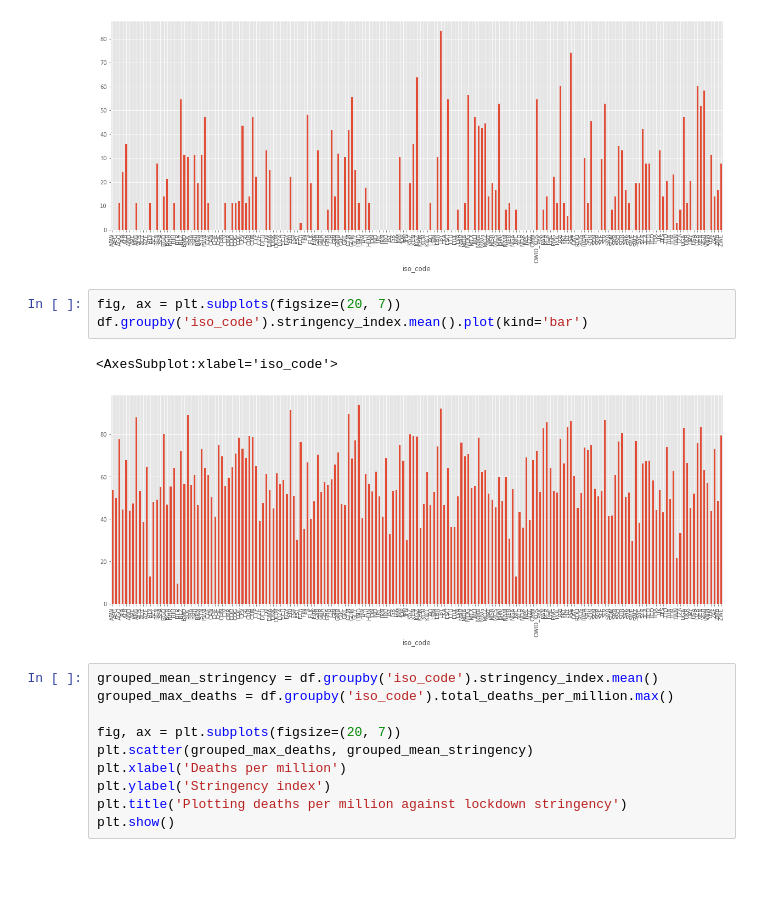
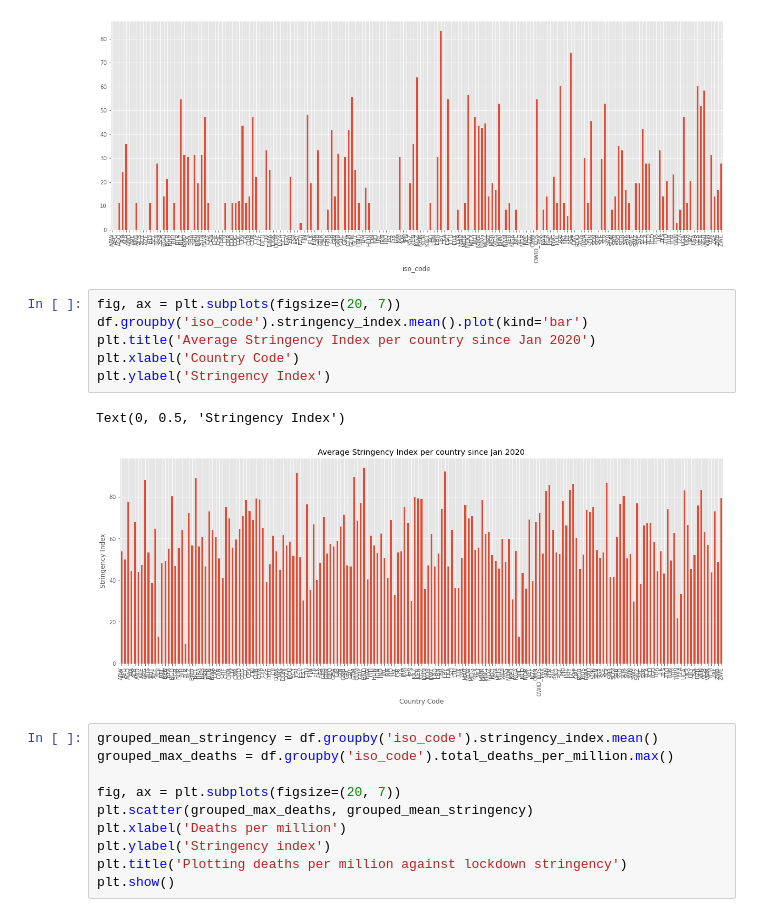
Before and after one commit to londonjevans/Springboard, a Jupyter notebook: COVID.ipynb, the cells around one changed output. Cells and saved outputs as stored; diff of their text form; blank space fills up the shorter version.

```diff
--- a/COVID.ipynb
+++ b/COVID.ipynb
@@ -324,9 +327,12 @@ df.groupby('iso_code').stringency_index.min().plot(kind='bar')
 # %%
 fig, ax = plt.subplots(figsize=(20, 7))
 df.groupby('iso_code').stringency_index.mean().plot(kind='bar')
+plt.title('Average Stringency Index per country since Jan 2020')
+plt.xlabel('Country Code')
+plt.ylabel('Stringency Index')
 # %% [output]
-<AxesSubplot:xlabel='iso_code'>
+Text(0, 0.5, 'Stringency Index')
-[figure, old version]
+[figure, new version]
 # %%
 grouped_mean_stringency = df.groupby('iso_code').stringency_index.mean()
 grouped_max_deaths = df.groupby('iso_code').total_deaths_per_million.max()
```
Also changed, not shown: parts of 26 cells of this notebook.
